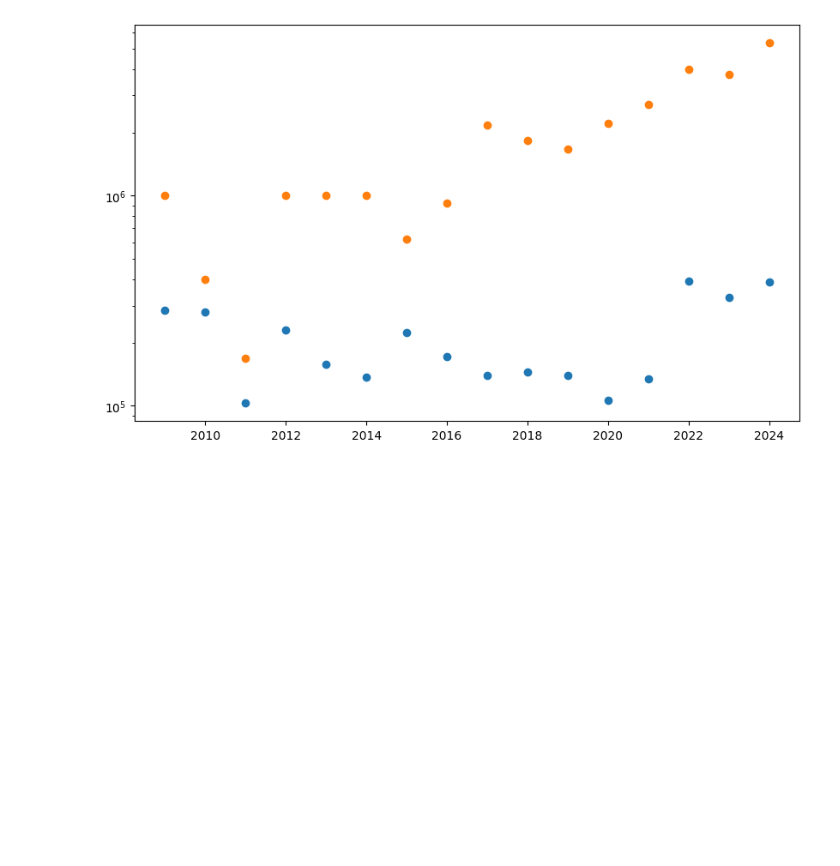
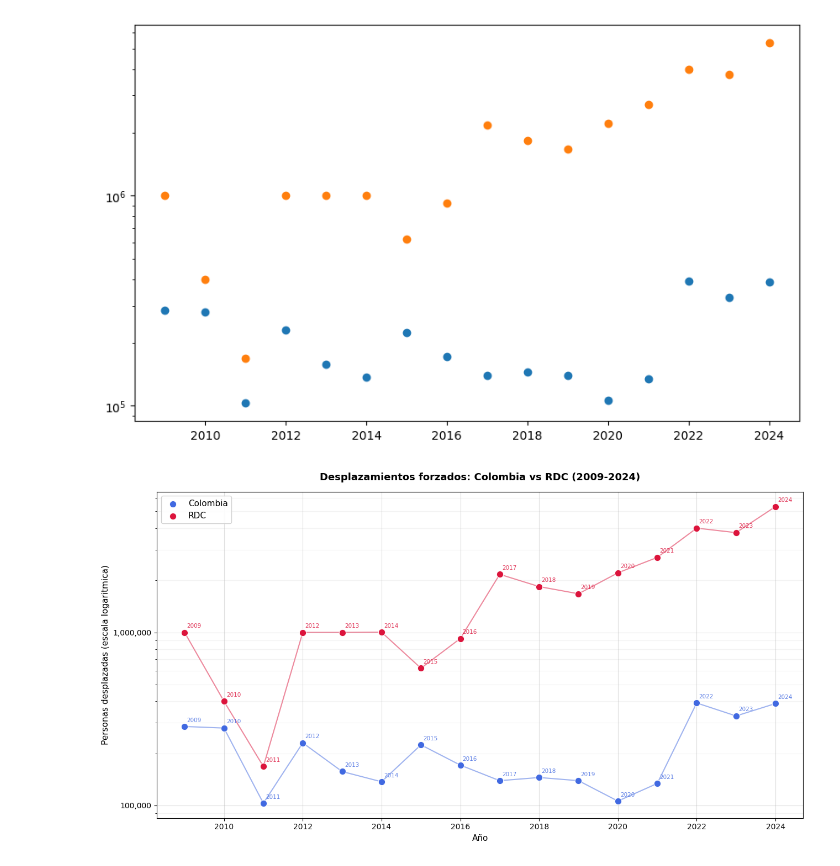
Before and after one commit to FAB-V-V/Calculo, a Jupyter notebook: rafadamedametrabajo.ipynb, the cells around one changed output. Cells and saved outputs as stored; diff of their text form; code cells hidden in the pictures; blank space fills up the shorter version.

Commit message:
Todo listo para el aproach

```diff
--- a/rafadamedametrabajo.ipynb
+++ b/rafadamedametrabajo.ipynb
@@ -124,3 +13,46 @@ ax.set_yscale("log")
 plt.show()
 # %% [output]
 [figure]
+# %%
+import pandas as pd
+import matplotlib.pyplot as plt
+import matplotlib.ticker as ticker
+
+read = pd.read_csv("desplazamientos_colombia_rdc.csv")
+
+fig, ax = plt.subplots(figsize=(13, 7))
+
+# Linea + puntos para ver la evolucion temporal
+ax.plot(read["Year"], read["Colombia"], color="royalblue", linewidth=1.5, alpha=0.5, zorder=1)
+ax.scatter(read["Year"], read["Colombia"], color="royalblue", s=80, label="Colombia", zorder=3, edgecolors="white", linewidths=0.8)
+
+ax.plot(read["Year"], read["RDC"], color="crimson", linewidth=1.5, alpha=0.5, zorder=1)
+ax.scatter(read["Year"], read["RDC"], color="crimson", s=80, label="RDC", zorder=3, edgecolors="white", linewidths=0.8)
+
+# Etiqueta del año en cada punto
+for _, row in read.iterrows():
+    ax.annotate(str(int(row["Year"])), xy=(row["Year"], row["Colombia"]),  xytext=(3, 6), textcoords="offset points", fontsize=7.5, color="royalblue", alpha=0.85)
+    ax.annotate(str(int(row["Year"])), xy=(row["Year"], row["RDC"]), xytext=(3, 6), textcoords="offset points", fontsize=7.5, color="crimson", alpha=0.85)
+
+ax.set_yscale("log")
+
+# Eje Y con numeros reales, no notacion cientifica
+
+def formato_miles(x, pos):
+    return f"{int(x):,}"
+
+ax.yaxis.set_major_formatter(ticker.FuncFormatter(formato_miles))
+
+ax.set_title("Desplazamientos forzados: Colombia vs RDC (2009-2024)",
+             fontsize=13, fontweight="bold", pad=15)
+ax.set_xlabel("Año", fontsize=11)
+ax.set_ylabel("Personas desplazadas (escala logaritmica)", fontsize=11)
+ax.legend(fontsize=11, framealpha=0.9)
+ax.grid(True, which="major", alpha=0.4)
+ax.grid(True, which="minor", alpha=0.15)
+ax.set_xlim(2008.3, 2024.7)
+
+plt.tight_layout()
+plt.show()
+# %% [output]
+[figure, added]
```
Also changed, not shown: parts of 6 cells of this notebook, 1 other file.
